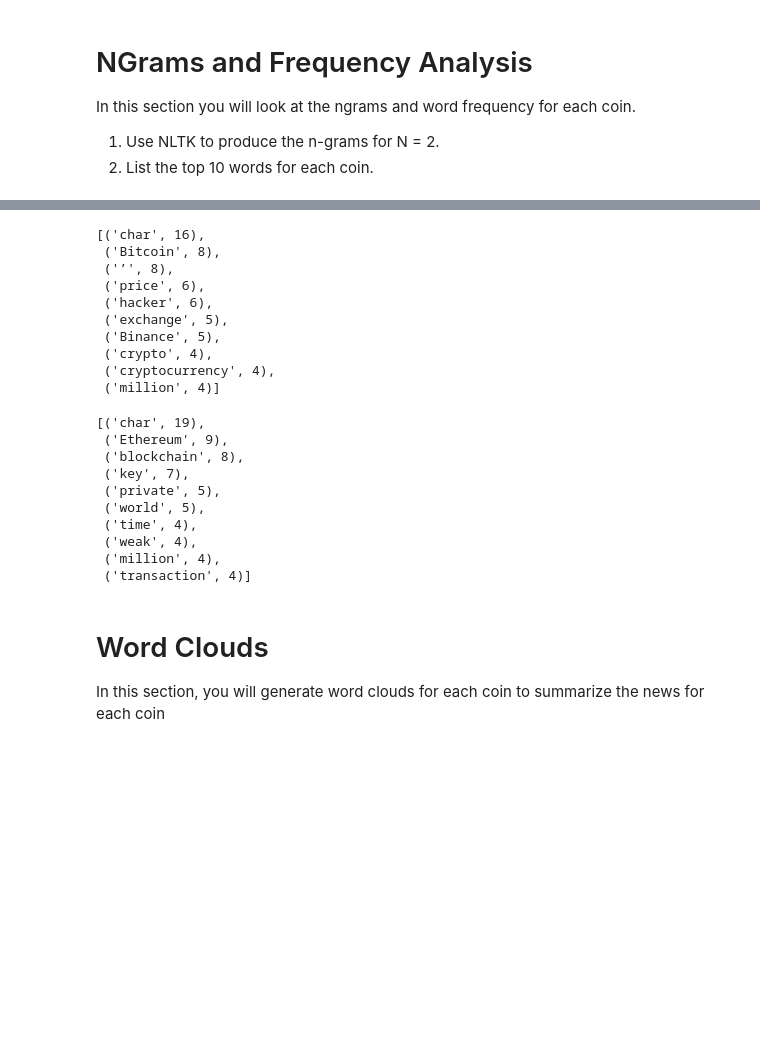
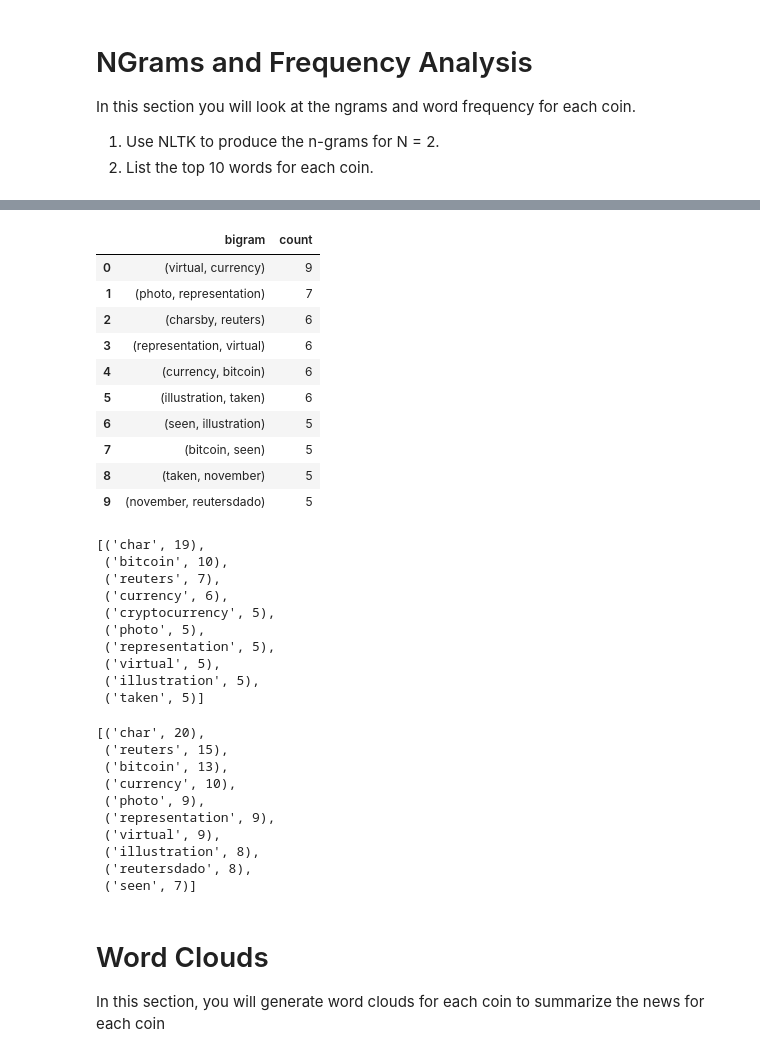
Before and after one commit to markmurdock11/nlp, a Jupyter notebook: Instructions/Starter_Code/crypto_sentiment.ipynb, the cells around one changed output, grey strips where cells are left out. Cells and saved outputs as stored; diff of their text form; code cells hidden in the pictures; blank space fills up the shorter version.

```diff
--- a/Instructions/Starter_Code/crypto_sentiment.ipynb
+++ b/Instructions/Starter_Code/crypto_sentiment.ipynb
@@ -247,3 +227,25 @@ from nltk import ngrams
+# %%
+# Generate the Ethereum N-grams where N=2
+def bi_gram_counter(text):
+    big_string = ''.join(text)
+    processed = tokenizer(big_string)
+    bigrams = ngrams(processed, n=2)
+    top_10 = [dict(Counter(bigrams).most_common(10))]
+    return pd.DataFrame(list(top_10[0].items()), columns=["bigram", "count"])
+
+bi_gram_counter(ethereum_df["text"])
+# %% [output]
+|  | bigram | count |
+| 0 | (virtual, currency) | 9 |
+| 1 | (photo, representation) | 7 |
+| 2 | (charsby, reuters) | 6 |
+| 3 | (representation, virtual) | 6 |
+| 4 | (currency, bitcoin) | 6 |
+| 5 | (illustration, taken) | 6 |
+| 6 | (seen, illustration) | 5 |
+| 7 | (bitcoin, seen) | 5 |
+| 8 | (taken, november) | 5 |
+| 9 | (november, reutersdado) | 5 |
 # %%
 # Use the token_count function to generate the top 10 words from each coin
 def token_count(tokens, N=10):
@@ -251,32 +253,34 @@ def token_count(tokens, N=10):
     return Counter(tokens).most_common(N)
 # %%
 # Get the top 10 words for Bitcoin
-# YOUR CODE HERE!
+btc_tokens = [item for sublist in bitcoin_df.tokens.to_list() for item in sublist]
+token_count(btc_tokens, N=10)
 # %% [output]
-[('char', 16),
- ('Bitcoin', 8),
- ('’', 8),
- ('price', 6),
- ('hacker', 6),
- ('exchange', 5),
- ('Binance', 5),
- ('crypto', 4),
- ('cryptocurrency', 4),
- ('million', 4)]
+[('char', 19),
+ ('bitcoin', 10),
+ ('reuters', 7),
+ ('currency', 6),
+ ('cryptocurrency', 5),
+ ('photo', 5),
+ ('representation', 5),
+ ('virtual', 5),
+ ('illustration', 5),
+ ('taken', 5)]
 # %%
 # Get the top 10 words for Ethereum
-# YOUR CODE HERE!
+eth_tokens = [item for sublist in ethereum_df.tokens.to_list() for item in sublist]
+token_count(eth_tokens, N=10)
 # %% [output]
-[('char', 19),
- ('Ethereum', 9),
- ('blockchain', 8),
- ('key', 7),
- ('private', 5),
- ('world', 5),
- ('time', 4),
- ('weak', 4),
- ('million', 4),
- ('transaction', 4)]
+[('char', 20),
+ ('reuters', 15),
+ ('bitcoin', 13),
+ ('currency', 10),
+ ('photo', 9),
+ ('representation', 9),
+ ('virtual', 9),
+ ('illustration', 8),
+ ('reutersdado', 8),
+ ('seen', 7)]
 # %% [markdown]
 # Word Clouds
 
```
Also changed, not shown: parts of 5 cells of this notebook.
